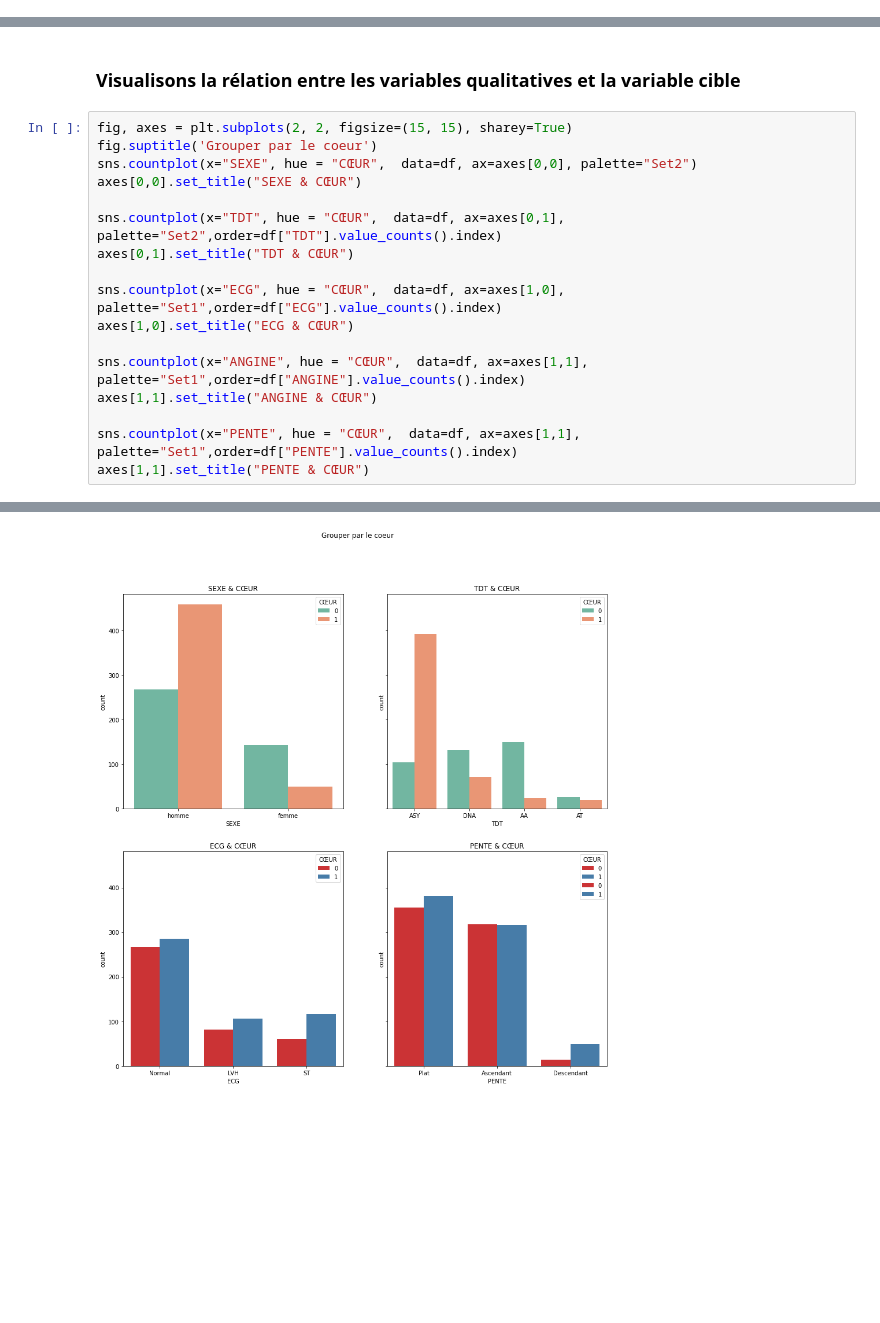
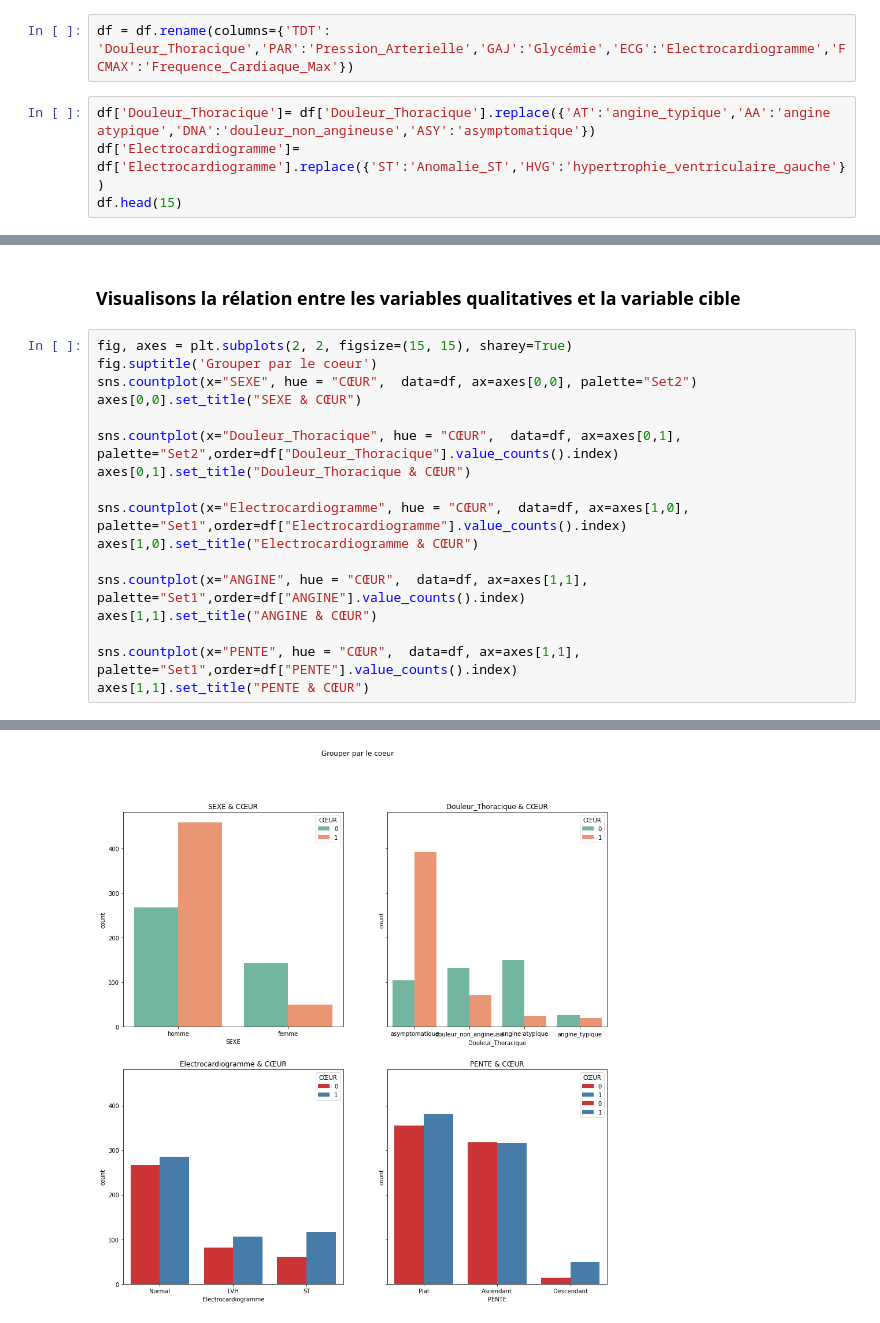
Before and after one commit to Mexiale/Heart_Desease-Prediction, a Jupyter notebook: EDA Heart_Desease.ipynb, the cells around one changed output, grey strips where cells are left out. Saved outputs shown, nothing was run; the diff lists cells and outputs as text; blank space fills up the shorter version.

```diff
--- a/EDA Heart_Desease.ipynb
+++ b/EDA Heart_Desease.ipynb
@@ -35,3 +35,9 @@ df.head(15)
 | 12 | 39 | homme | AA | 120 | 204 | 0 | Normal | 145 | Non | 0.0 | ... |
 | 13 | 49 | homme | ASY | 140 | 234 | 0 | Normal | 140 | Oui | 1.0 | ... |
 | 14 | 42 | femme | DNA | 115 | 211 | 0 | ST | 137 | Non | 0.0 | ... |
+# %%
+df = df.rename(columns={'TDT': 'Douleur_Thoracique','PAR':'Pression_Arterielle','GAJ':'Glycémie','ECG':'Electrocardiogramme','FCMAX':'Frequence_Cardiaque_Max'})
+# %%
+df['Douleur_Thoracique']= df['Douleur_Thoracique'].replace({'AT':'angine_typique','AA':'angine atypique','DNA':'douleur_non_angineuse','ASY':'asymptomatique'})
+df['Electrocardiogramme']= df['Electrocardiogramme'].replace({'ST':'Anomalie_ST','HVG':'hypertrophie_ventriculaire_gauche'})
+df.head(15)
@@ -299,20 +324,20 @@ for col in Data_Quanti.columns:
 # %%
 fig, axes = plt.subplots(2, 2, figsize=(15, 15), sharey=True)
 fig.suptitle('Grouper par le coeur')
 sns.countplot(x="SEXE", hue = "CŒUR",  data=df, ax=axes[0,0], palette="Set2")
 axes[0,0].set_title("SEXE & CŒUR")
 
-sns.countplot(x="TDT", hue = "CŒUR",  data=df, ax=axes[0,1], palette="Set2",order=df["TDT"].value_counts().index)
-axes[0,1].set_title("TDT & CŒUR")
+sns.countplot(x="Douleur_Thoracique", hue = "CŒUR",  data=df, ax=axes[0,1], palette="Set2",order=df["Douleur_Thoracique"].value_counts().index)
+axes[0,1].set_title("Douleur_Thoracique & CŒUR")
 
-sns.countplot(x="ECG", hue = "CŒUR",  data=df, ax=axes[1,0], palette="Set1",order=df["ECG"].value_counts().index)
-axes[1,0].set_title("ECG & CŒUR")
+sns.countplot(x="Electrocardiogramme", hue = "CŒUR",  data=df, ax=axes[1,0], palette="Set1",order=df["Electrocardiogramme"].value_counts().index)
+axes[1,0].set_title("Electrocardiogramme & CŒUR")
 
 sns.countplot(x="ANGINE", hue = "CŒUR",  data=df, ax=axes[1,1], palette="Set1",order=df["ANGINE"].value_counts().index)
 axes[1,1].set_title("ANGINE & CŒUR")
 
 sns.countplot(x="PENTE", hue = "CŒUR",  data=df, ax=axes[1,1], palette="Set1",order=df["PENTE"].value_counts().index)
 axes[1,1].set_title("PENTE & CŒUR")
 # %% [output]
 Text(0.5, 1.0, 'PENTE & CŒUR')
-[figure, old version]
+[figure, new version]
```
Also changed, not shown: parts of 24 cells of this notebook.
